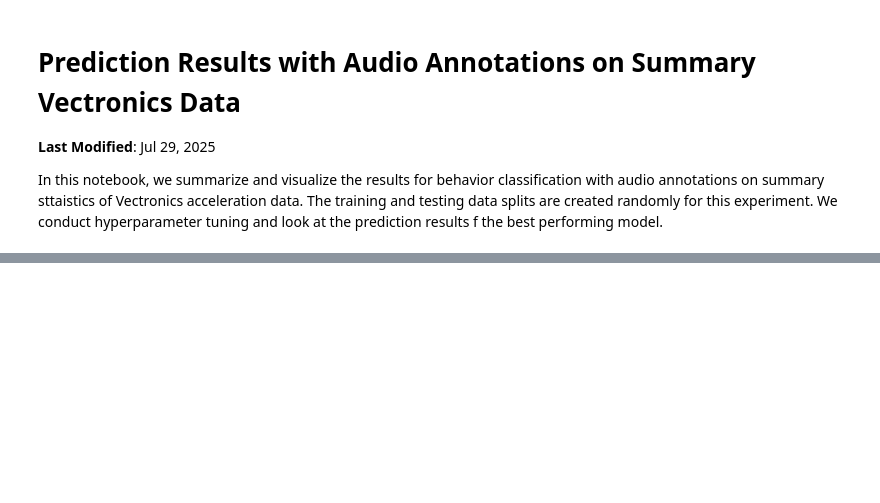
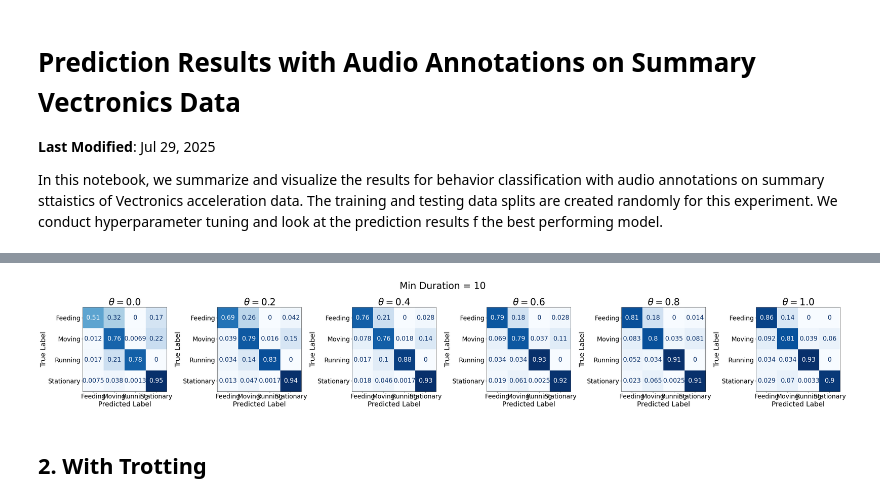
Before and after one commit to medhaaga/BotswanaML, a Jupyter notebook: notebooks/summary_data_predictions.ipynb, the cells around one changed output, grey strips where cells are left out. Drawn from its saved outputs; the diff is of its cells as text; code cells hidden in the pictures; blank space fills up the shorter version.

```diff
--- a/notebooks/summary_data_predictions.ipynb
+++ b/notebooks/summary_data_predictions.ipynb
@@ -122,0 +245,34 @@ else:
+# %%
+min_duration = 10
+
+fig, axs = plt.subplots(1, len(theta_list), figsize=(6*len(theta_list), 6))
+
+for i, theta in enumerate(theta_list):
+
+    model_dir = os.path.join(training_results_dir, f"duration{min_duration}_theta{theta}")
+    val_true = np.load(os.path.join(model_dir, 'test_true_classes.npy'))
+    val_predictions = np.load(os.path.join(model_dir, 'test_predictions.npy'))
+
+    cm = confusion_matrix(val_true, val_predictions, normalize='true')
+
+    disp = ConfusionMatrixDisplay(
+        confusion_matrix=cm,
+        display_labels=label_encoder.classes_,
+    )
+    disp.plot(ax=axs[i], cmap='Blues', colorbar=False)
+
+    # Optional: format text size
+    for text in disp.text_.ravel():
+        text.set_fontsize(20)
+
+    axs[i].set_title(f"$\\theta = {theta}$", fontsize=30)
+    axs[i].set_xlabel("Predicted Label")
+    axs[i].set_ylabel("True Label")
+
+fig.suptitle(f"Min Duration = {min_duration}", fontsize=30)
+plt.tight_layout()
+plt.show()
+# %% [output]
+[figure, added]
+# %% [markdown]
+## 2. With Trotting
```
Also changed, not shown: parts of 15 cells of this notebook, 5 other files.
